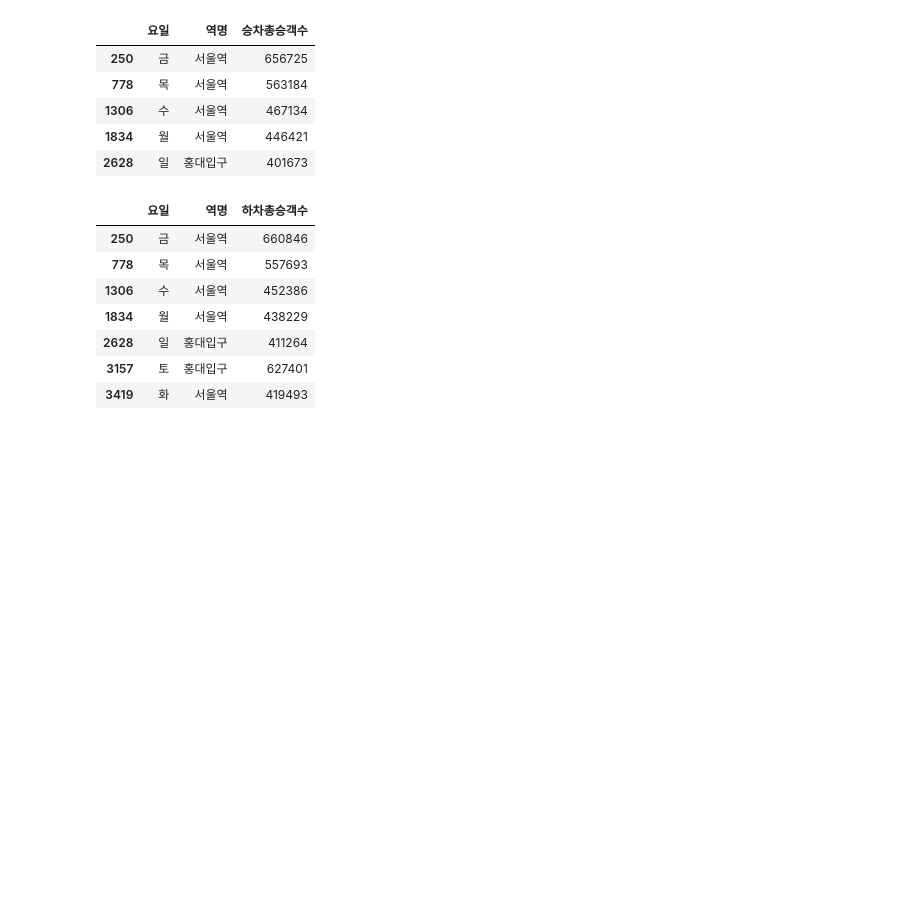
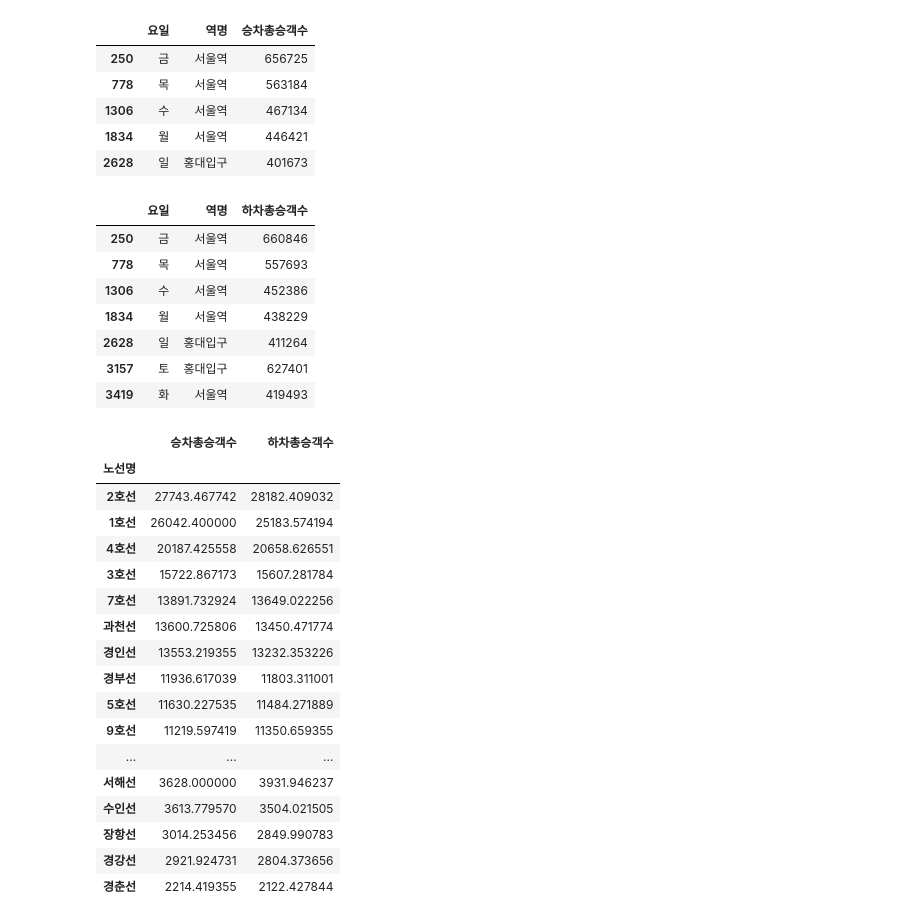
Before and after one commit to 2rlo0/hipython_rep, a Jupyter notebook: min_proj/지하철분석보고서.ipynb, the cells around one changed output. Saved outputs shown, nothing was run; the diff lists cells and outputs as text; code cells hidden in the pictures; blank space fills up the shorter version.

```diff
--- a/min_proj/지하철분석보고서.ipynb
+++ b/min_proj/지하철분석보고서.ipynb
@@ -106,3 +109,26 @@ top_alighting
 | 2628 | 일 | 홍대입구 | 411264 |
 | 3157 | 토 | 홍대입구 | 627401 |
 | 3419 | 화 | 서울역 | 419493 |
+# %%
+# 노선명별 평균 계산
+line_mean = df.groupby('노선명')[['승차총승객수', '하차총승객수']].mean().sort_values(by='승차총승객수', ascending=False)
+line_mean
+# %% [output]
+|  | 승차총승객수 | 하차총승객수 |
+| 노선명 |  |  |
+| 2호선 | 27743.467742 | 28182.409032 |
+| 1호선 | 26042.400000 | 25183.574194 |
+| 4호선 | 20187.425558 | 20658.626551 |
+| 3호선 | 15722.867173 | 15607.281784 |
+| 7호선 | 13891.732924 | 13649.022256 |
+| 과천선 | 13600.725806 | 13450.471774 |
+| 경인선 | 13553.219355 | 13232.353226 |
+| 경부선 | 11936.617039 | 11803.311001 |
+| 5호선 | 11630.227535 | 11484.271889 |
+| 9호선 | 11219.597419 | 11350.659355 |
+| ... | ... | ... |
+| 서해선 | 3628.000000 | 3931.946237 |
+| 수인선 | 3613.779570 | 3504.021505 |
+| 장항선 | 3014.253456 | 2849.990783 |
+| 경강선 | 2921.924731 | 2804.373656 |
+| 경춘선 | 2214.419355 | 2122.427844 |
```
Also changed, not shown: parts of 5 cells of this notebook.
